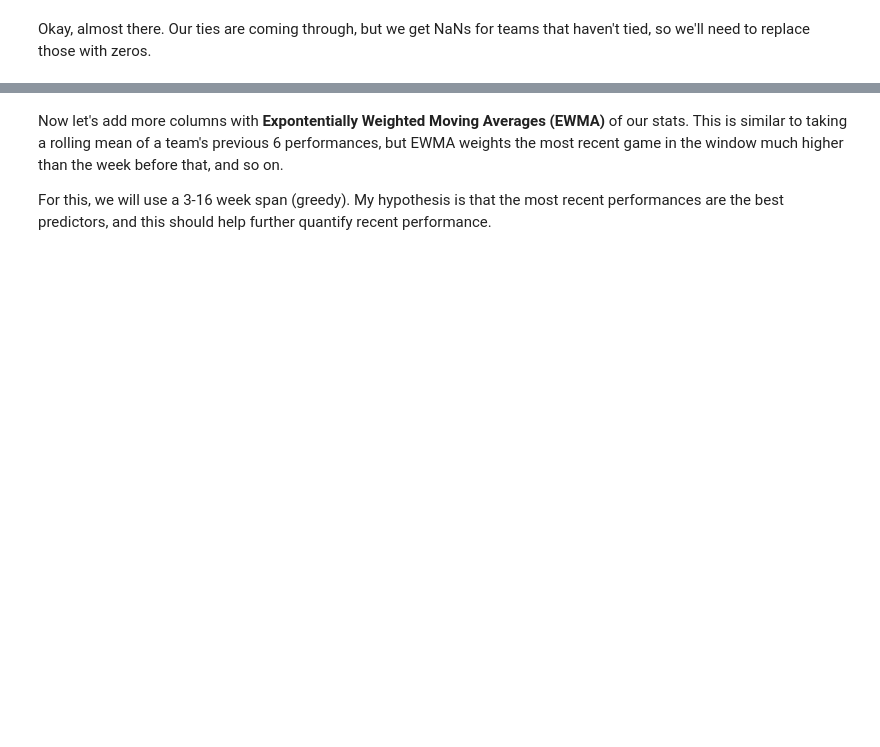
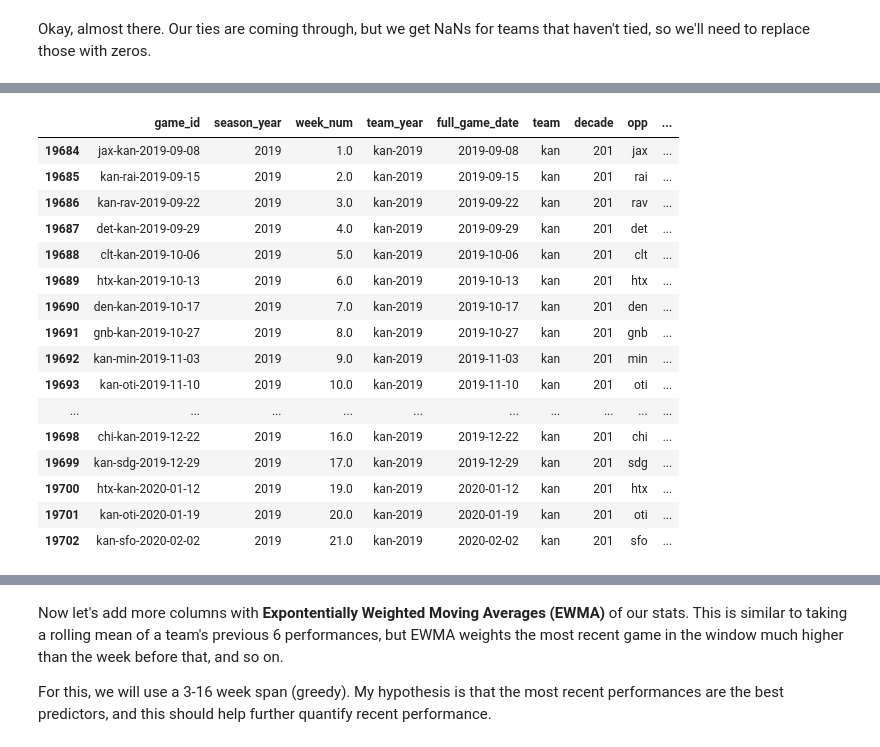
Before and after one commit to edubu2/metis-project2, a Jupyter notebook: code/clean_game_data.ipynb, the cells around one changed output, grey strips where cells are left out. Saved outputs shown, nothing was run; the diff lists cells and outputs as text; code cells hidden in the pictures; blank space fills up the shorter version.

```diff
--- a/code/clean_game_data.ipynb
+++ b/code/clean_game_data.ipynb
@@ -178,26 +288,27 @@ game_df[mask].head()
 # %%
 # drop rows for bye weeks
 game_df.dropna(axis=0, how='any', subset=['game_outcome'], inplace=True)
-
-
-# drop exp_pts cols
-game_df.drop(['exp_pts_off', 'exp_pts_def', 'exp_pts_st'], axis=1, inplace=True)
-# %%
-# get integer week_num col
-
-def apply_season_week_col(row):
-    week_val = row['week_num']
-    if week_val.isdigit():
-        return int(week_val)
-    else:
-        return 0
-
-game_df['season_week'] = game_df.apply(apply_season_week_col, axis=1)
-game_df
-# %%
-# add 'playoff_game' column
-game_df['playoff_game'] = game_df['season_week'] == 0
-game_df
+# %%
+mask = game_df['team_year'] == 'kan-2019'
+game_df[mask]
+# %% [output]
+|  | game_id | season_year | week_num | team_year | full_game_date | team | decade | opp | ... |
+| 19684 | jax-kan-2019-09-08 | 2019 | 1.0 | kan-2019 | 2019-09-08 | kan | 201 | jax | ... |
+| 19685 | kan-rai-2019-09-15 | 2019 | 2.0 | kan-2019 | 2019-09-15 | kan | 201 | rai | ... |
+| 19686 | kan-rav-2019-09-22 | 2019 | 3.0 | kan-2019 | 2019-09-22 | kan | 201 | rav | ... |
+| 19687 | det-kan-2019-09-29 | 2019 | 4.0 | kan-2019 | 2019-09-29 | kan | 201 | det | ... |
+| 19688 | clt-kan-2019-10-06 | 2019 | 5.0 | kan-2019 | 2019-10-06 | kan | 201 | clt | ... |
+| 19689 | htx-kan-2019-10-13 | 2019 | 6.0 | kan-2019 | 2019-10-13 | kan | 201 | htx | ... |
+| 19690 | den-kan-2019-10-17 | 2019 | 7.0 | kan-2019 | 2019-10-17 | kan | 201 | den | ... |
+| 19691 | gnb-kan-2019-10-27 | 2019 | 8.0 | kan-2019 | 2019-10-27 | kan | 201 | gnb | ... |
+| 19692 | kan-min-2019-11-03 | 2019 | 9.0 | kan-2019 | 2019-11-03 | kan | 201 | min | ... |
+| 19693 | kan-oti-2019-11-10 | 2019 | 10.0 | kan-2019 | 2019-11-10 | kan | 201 | oti | ... |
+| ... | ... | ... | ... | ... | ... | ... | ... | ... | ... |
+| 19698 | chi-kan-2019-12-22 | 2019 | 16.0 | kan-2019 | 2019-12-22 | kan | 201 | chi | ... |
+| 19699 | kan-sdg-2019-12-29 | 2019 | 17.0 | kan-2019 | 2019-12-29 | kan | 201 | sdg | ... |
+| 19700 | htx-kan-2020-01-12 | 2019 | 19.0 | kan-2019 | 2020-01-12 | kan | 201 | htx | ... |
+| 19701 | kan-oti-2020-01-19 | 2019 | 20.0 | kan-2019 | 2020-01-19 | kan | 201 | oti | ... |
+| 19702 | kan-sfo-2020-02-02 | 2019 | 21.0 | kan-2019 | 2020-02-02 | kan | 201 | sfo | ... |
 # %%
 # add 'prev_week' cols
 
```
Also changed, not shown: parts of 42 cells of this notebook, 1 other file.
